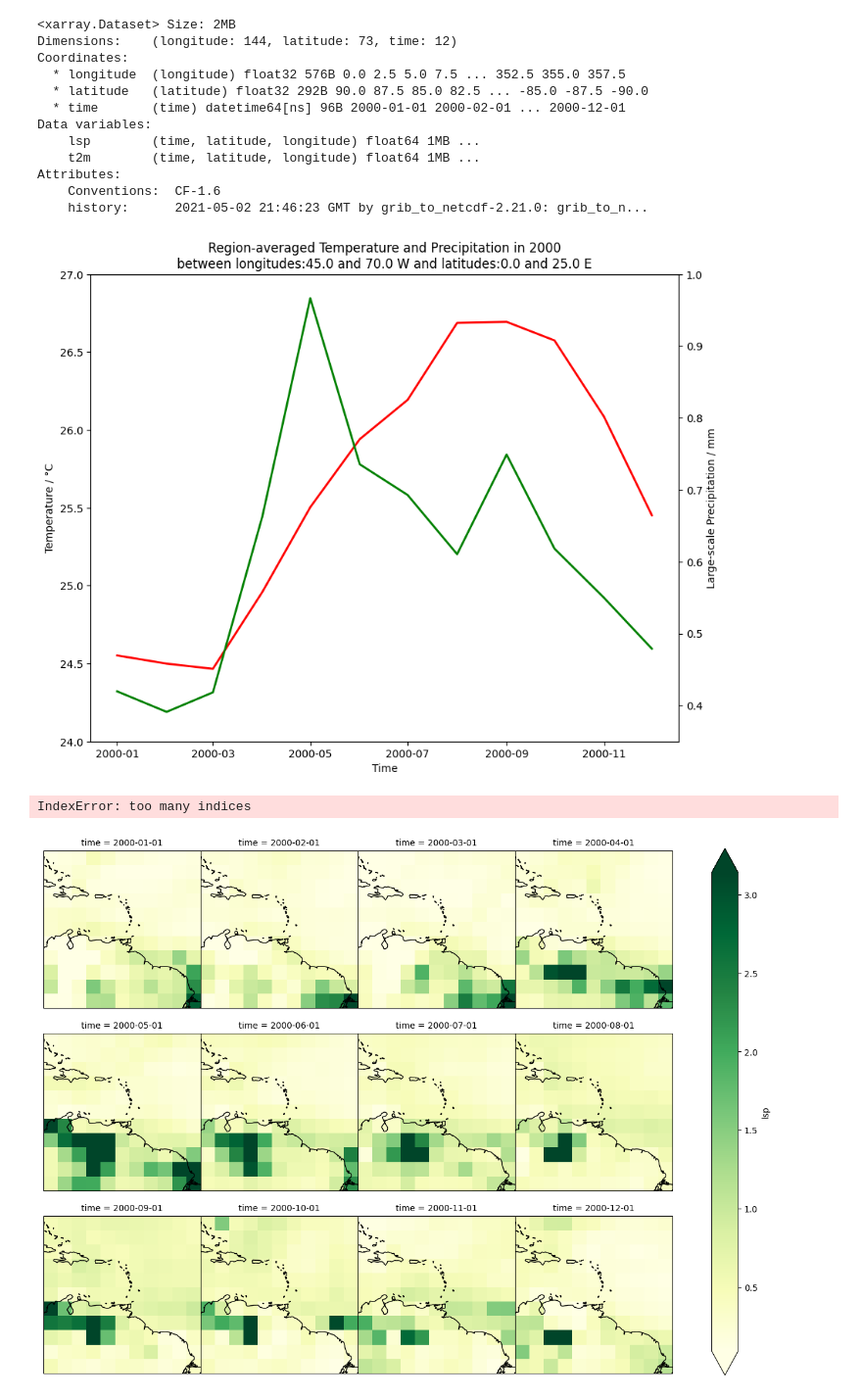
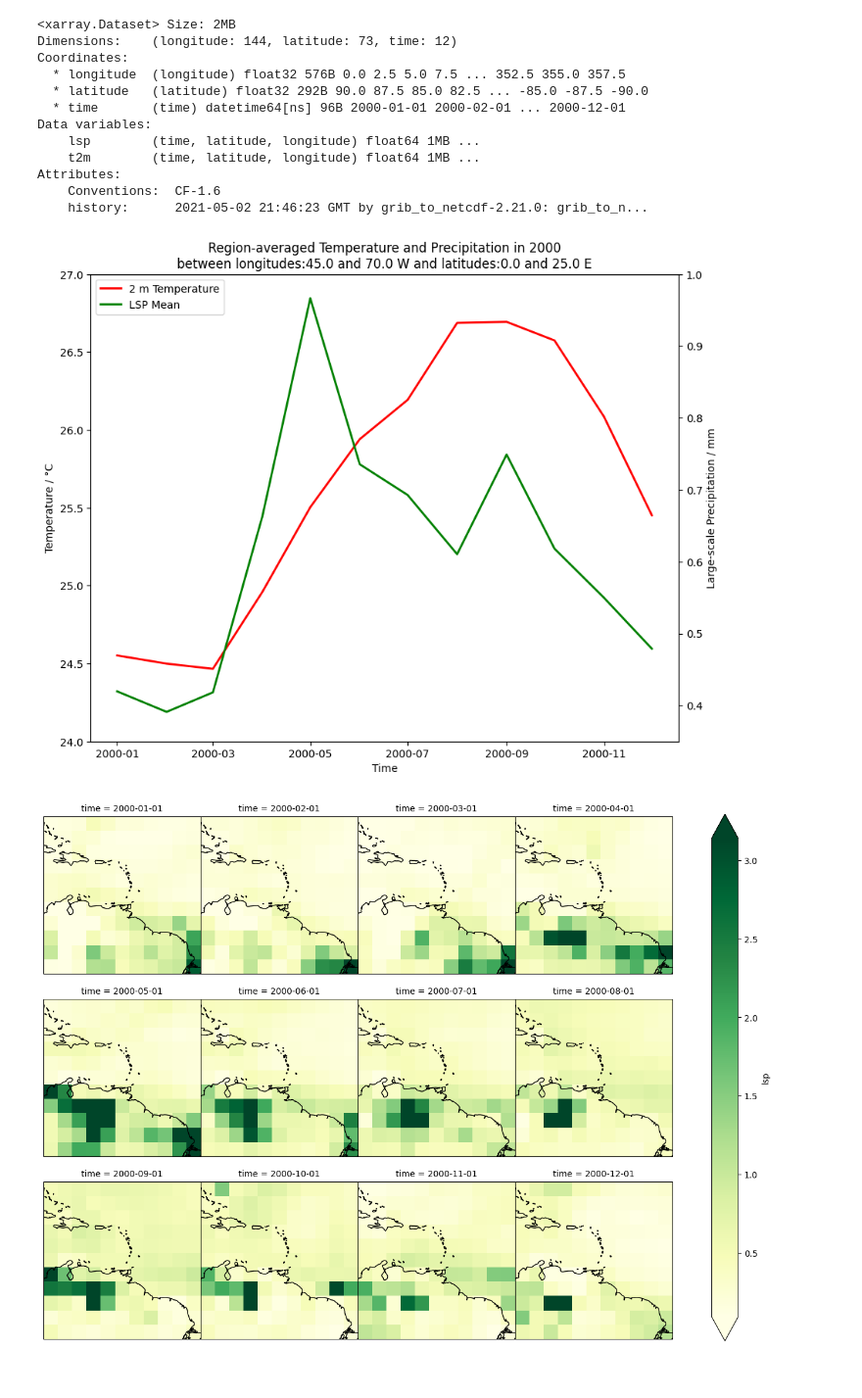
Before and after one commit to ChaPop870/63-527-Data-Analysis-of-Atm-and-Oce-using-Python-Labs, a Jupyter notebook: Lab-Report-2/Lab 3.ipynb, the cells around one changed output. Shown at 98% size. Drawn from its saved outputs; the diff is of its cells as text; code cells hidden in the pictures.

```diff
--- a/Lab-Report-2/Lab 3.ipynb
+++ b/Lab-Report-2/Lab 3.ipynb
@@ -66,38 +66,41 @@ ax1.plot(
     linewidth=2,
     label="2 m Temperature"
 )
 
 ax1.set_xlabel("Time")
 ax1.set_ylabel("Temperature / °C")
 ax1.set_title(
     (
         "Region-averaged Temperature and Precipitation in 2000\n"
         f"between longitudes:{longitudes.start.values-240} and {longitudes.stop.values-240} W and latitudes:{latitudes.stop.values} and {latitudes.start.values} E"
     )
 )
 ax1.set_ylim(24, 27)
 
 
 ax2 = ax1.twinx()
 
 ax2.plot(
     ds['time'],
     lsp_mean,
     color='green',
     linewidth=2,
     label="LSP Mean"
 )
 ax2.set_ylabel("Large-scale Precipitation / mm")
 ax2.set_ylim(0.35, 1.0)
 
+# Build legend
+handles1, labels1 = ax1.get_legend_handles_labels()
+handles2, labels2 = ax2.get_legend_handles_labels()
+
+ax1.legend(handles1 + handles2, labels1 + labels2, loc='upper left')
+
+
 
 plt.show()
 # %% [output]
-[figure, old version]
+[figure, new version]
-# %%
-longitudes.start[0]
-# %% [output]
-IndexError: too many indices
 # %%
 # Coordinates of Sauteurs, Grenada.
 lon_center, lat_center = 298.3, 12.3
```
Also changed, not shown: parts of 5 cells of this notebook.
